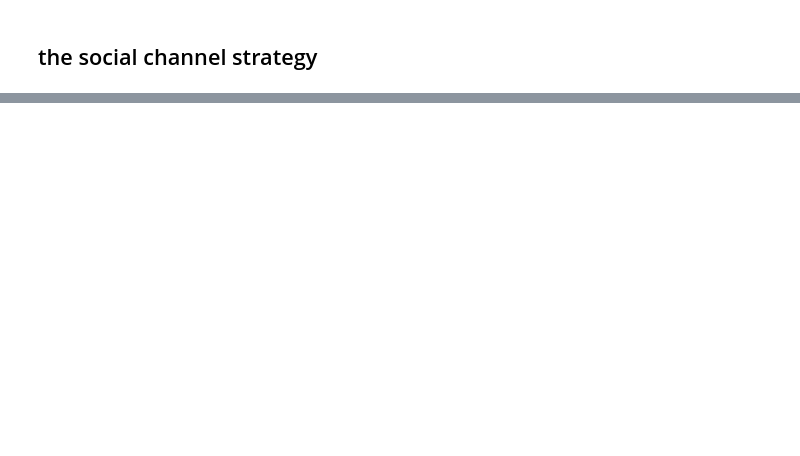
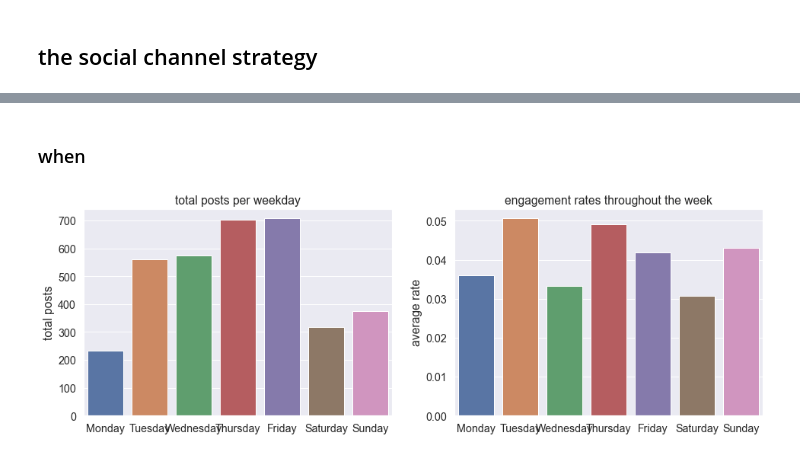
Before and after one commit to rdszhao/evil-analysis, a Jupyter notebook: report.ipynb, the cells around one changed output, grey strips where cells are left out. Cells and saved outputs as stored; diff of their text form; code cells hidden in the pictures; blank space fills up the shorter version.

```diff
--- a/report.ipynb
+++ b/report.ipynb
@@ -278,0 +282,26 @@ Let
+# %% [markdown]
+### when
+# %%
+fig, axes = plt.subplots(1, 2, figsize=(16, 5))
+plot = sns.barplot(
+    data=df,
+    x='day',
+    y='posts',
+    estimator=sum,
+    order=ordering,
+    ci=None,
+    ax=axes[0]
+).set(
+    title='total posts per weekday',
+    xlabel=None,
+    ylabel='total posts'
+)
+plot = sns.barplot(
+    data=df, x='day', y='rate', order=ordering, ci=None, ax=axes[1]
+).set(
+    title='engagement rates throughout the week',
+    ylabel='average rate',
+    xlabel=None
+)
+# %% [output]
+[figure, added]
```
Also changed, not shown: parts of 31 cells of this notebook.
